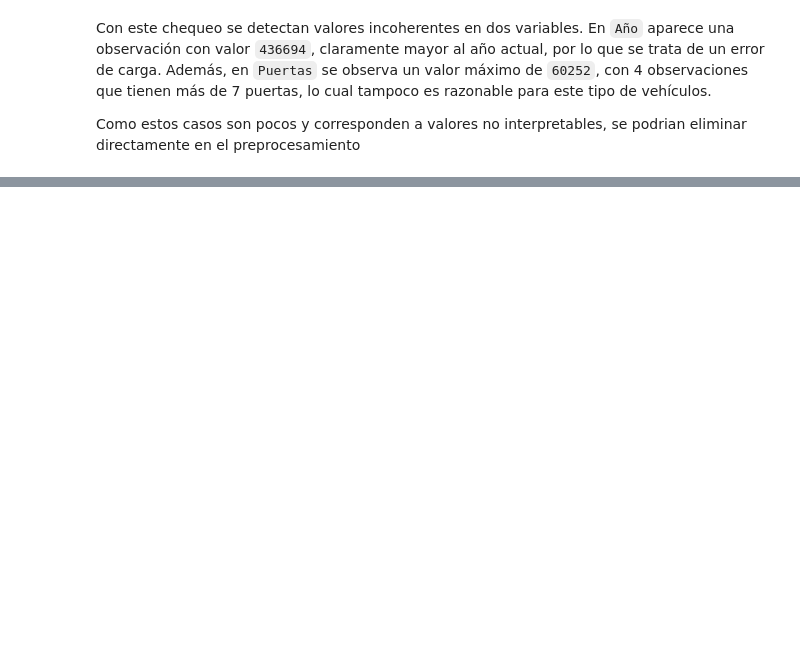
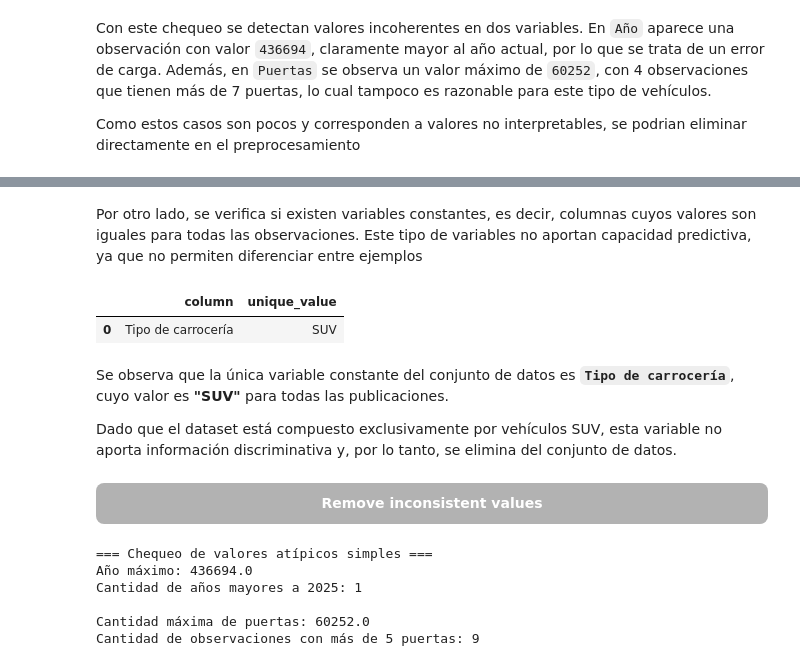
Before and after one commit to abrildiaco/TP_Final_ML, a Jupyter notebook: notebooks/eda.ipynb, the cells around one changed output, grey strips where cells are left out. Saved outputs shown, nothing was run; the diff lists cells and outputs as text; code cells hidden in the pictures; blank space fills up the shorter version.

```diff
--- a/notebooks/eda.ipynb
+++ b/notebooks/eda.ipynb
@@ -248,0 +239,14 @@ Como estos casos son pocos y corresponden a valores no interpretables, se podria
+# %%
+dataset_processed = eda.drop_irrelevant_columns(dataset, columns_to_drop=["Unnamed: 0"])
+# %% [markdown]
+Por otro lado, se verifica si existen variables constantes, es decir, columnas cuyos valores son iguales para todas las observaciones. Este tipo de variables no aportan capacidad predictiva, ya que no permiten diferenciar entre ejemplos
+# %%
+constant_columns = eda.get_constant_columns(dataset_processed)
+constant_columns
+# %% [output]
+|  | column | unique_value |
+| 0 | Tipo de carrocería | SUV |
+# %% [markdown]
+Se observa que la única variable constante del conjunto de datos es **`Tipo de carrocería`**, cuyo valor es **"SUV"** para todas las publicaciones.
+
+Dado que el dataset está compuesto exclusivamente por vehículos SUV, esta variable no aporta información discriminativa y, por lo tanto, se elimina del conjunto de datos.
@@ -248,0 +255,25 @@ Como estos casos son pocos y corresponden a valores no interpretables, se podria
+# %% [markdown]
+<div style="
+    text-align: center;
+    background-color: rgba(0, 0, 0, 0.3);
+    color: white;
+    padding: 10px;
+    border-radius: 8px;
+    font-weight: bold;
+">
+Remove inconsistent values
+</div>
+# %%
+print("=== Chequeo de valores atípicos simples ===")
+print(f"Año máximo: {dataset['Año'].max()}")
+print(f"Cantidad de años mayores a 2025: {(dataset['Año'] > 2025).sum()}")
+print()
+print(f"Cantidad máxima de puertas: {dataset['Puertas'].max()}")
+print(f"Cantidad de observaciones con más de 5 puertas: {(dataset['Puertas'] > 5).sum()}")
+# %% [output]
+=== Chequeo de valores atípicos simples ===
+Año máximo: 436694.0
+Cantidad de años mayores a 2025: 1
+
+Cantidad máxima de puertas: 60252.0
+Cantidad de observaciones con más de 5 puertas: 9
```
Also changed, not shown: parts of 26 cells of this notebook, 3 other files.
